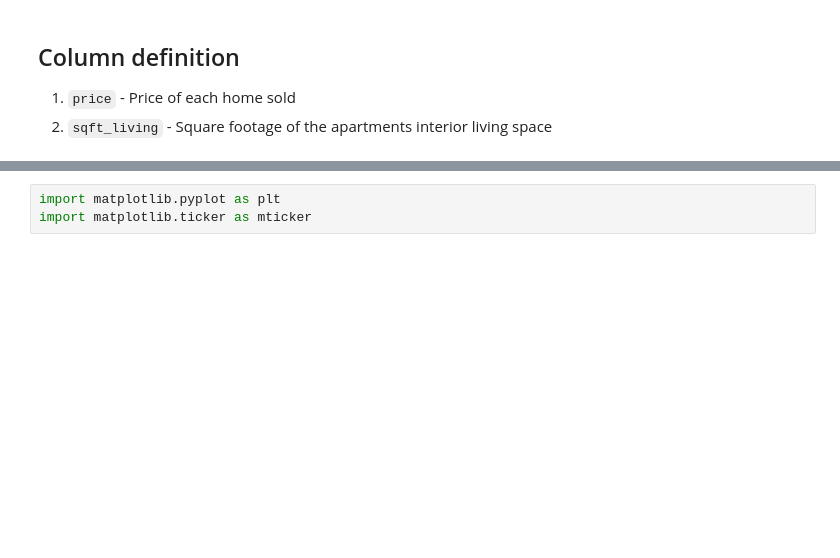
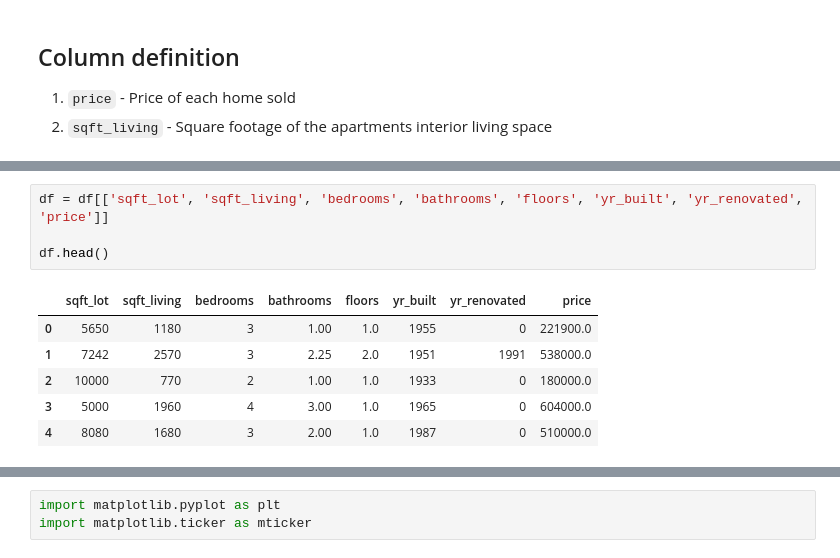
Before and after one commit to WebDevCaptain/linear-regression, a Jupyter notebook: pytorch-model/regression.ipynb, the cells around one changed output, grey strips where cells are left out. Drawn from its saved outputs; the diff is of its cells as text; blank space fills up the shorter version.

```diff
--- a/pytorch-model/regression.ipynb
+++ b/pytorch-model/regression.ipynb
@@ -35,0 +36,11 @@ df
+# %%
+df = df[['sqft_lot', 'sqft_living', 'bedrooms', 'bathrooms', 'floors', 'yr_built', 'yr_renovated', 'price']]
+
+df.head()
+# %% [output]
+|  | sqft_lot | sqft_living | bedrooms | bathrooms | floors | yr_built | yr_renovated | price |
+| 0 | 5650 | 1180 | 3 | 1.00 | 1.0 | 1955 | 0 | 221900.0 |
+| 1 | 7242 | 2570 | 3 | 2.25 | 2.0 | 1951 | 1991 | 538000.0 |
+| 2 | 10000 | 770 | 2 | 1.00 | 1.0 | 1933 | 0 | 180000.0 |
+| 3 | 5000 | 1960 | 4 | 3.00 | 1.0 | 1965 | 0 | 604000.0 |
+| 4 | 8080 | 1680 | 3 | 2.00 | 1.0 | 1987 | 0 | 510000.0 |
```
Also changed, not shown: parts of 9 cells of this notebook, 1 other file.
